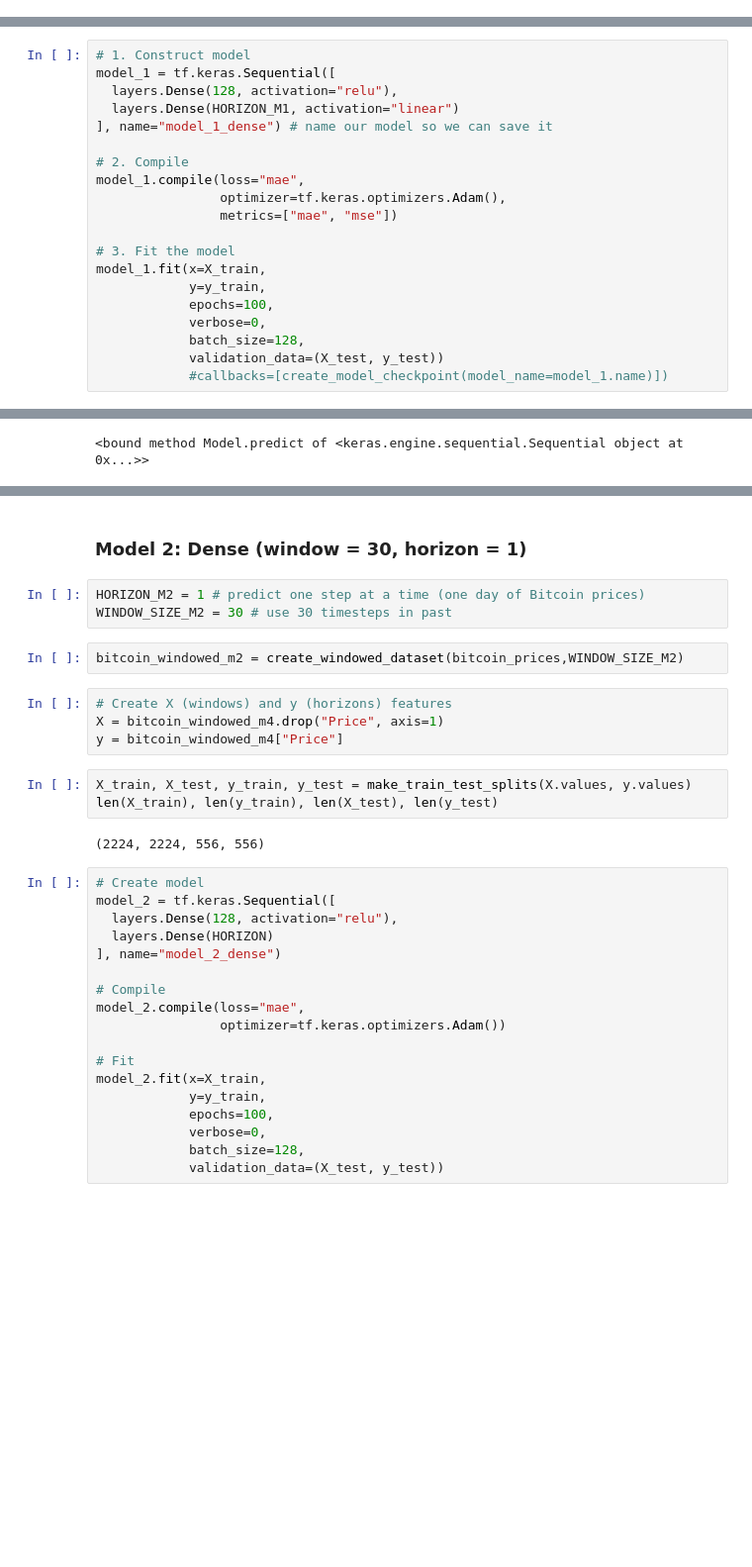
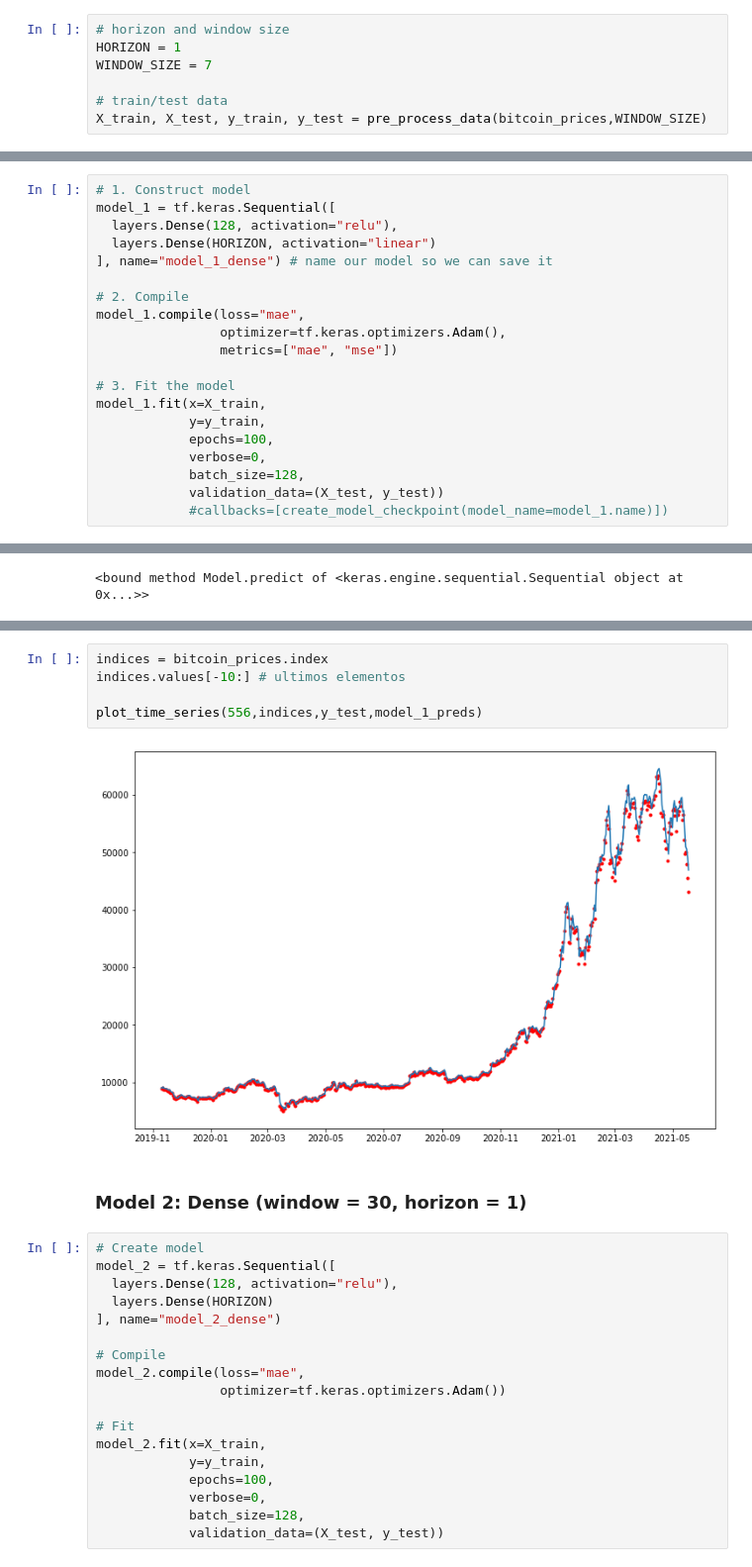
Before and after one commit to MNGARCIA085/IA---Study, a Jupyter notebook: TensorFlow/6. Time Series/Bitcoin Pred - Univariate Models.ipynb, the cells around one changed output, grey strips where cells are left out. Shown: that part at 99% size. Drawn from its saved outputs; the diff is of its cells as text; blank space fills up the shorter version.

```diff
--- a/TensorFlow/6. Time Series/Bitcoin Pred - Univariate Models.ipynb
+++ b/TensorFlow/6. Time Series/Bitcoin Pred - Univariate Models.ipynb
@@ -352 +406,8 @@ y = bitcoin_windowed_m1["Price"]
+# %%
+# horizon and window size
+HORIZON = 1
+WINDOW_SIZE = 7
+
+# train/test data
+X_train, X_test, y_train, y_test = pre_process_data(bitcoin_prices,WINDOW_SIZE)
 # %%
@@ -358,7 +418,7 @@ len(X_train), len(y_train), len(X_test), len(y_test)
 # 1. Construct model
 model_1 = tf.keras.Sequential([
   layers.Dense(128, activation="relu"),
-  layers.Dense(HORIZON_M1, activation="linear")
+  layers.Dense(HORIZON, activation="linear")
 ], name="model_1_dense") # name our model so we can save it
 
 # 2. Compile
@@ -489,19 +470,12 @@ Date
+# %%
+indices = bitcoin_prices.index
+indices.values[-10:] # ultimos elementos
+
+plot_time_series(556,indices,y_test,model_1_preds)
+# %% [output]
+[figure, added]
 # %% [markdown]
 ### Model 2: Dense (window = 30, horizon = 1)
-# %%
-HORIZON_M2 = 1 # predict one step at a time (one day of Bitcoin prices)
-WINDOW_SIZE_M2 = 30 # use 30 timesteps in past
-# %%
-bitcoin_windowed_m2 = create_windowed_dataset(bitcoin_prices,WINDOW_SIZE_M2)
-# %%
-# Create X (windows) and y (horizons) features
-X = bitcoin_windowed_m4.drop("Price", axis=1)
-y = bitcoin_windowed_m4["Price"]
-# %%
-X_train, X_test, y_train, y_test = make_train_test_splits(X.values, y.values)
-len(X_train), len(y_train), len(X_test), len(y_test)
-# %% [output]
-(2224, 2224, 556, 556)
 # %%
 # Create model
 model_2 = tf.keras.Sequential([
```
Also changed, not shown: parts of 71 cells of this notebook.
